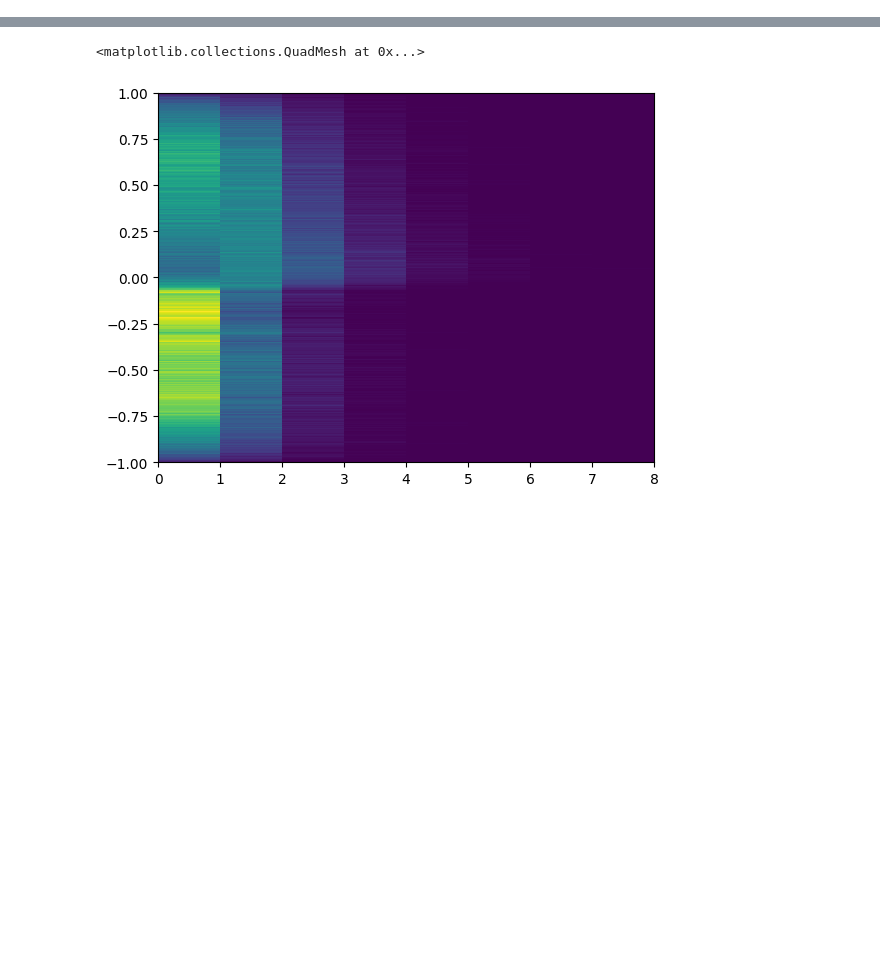
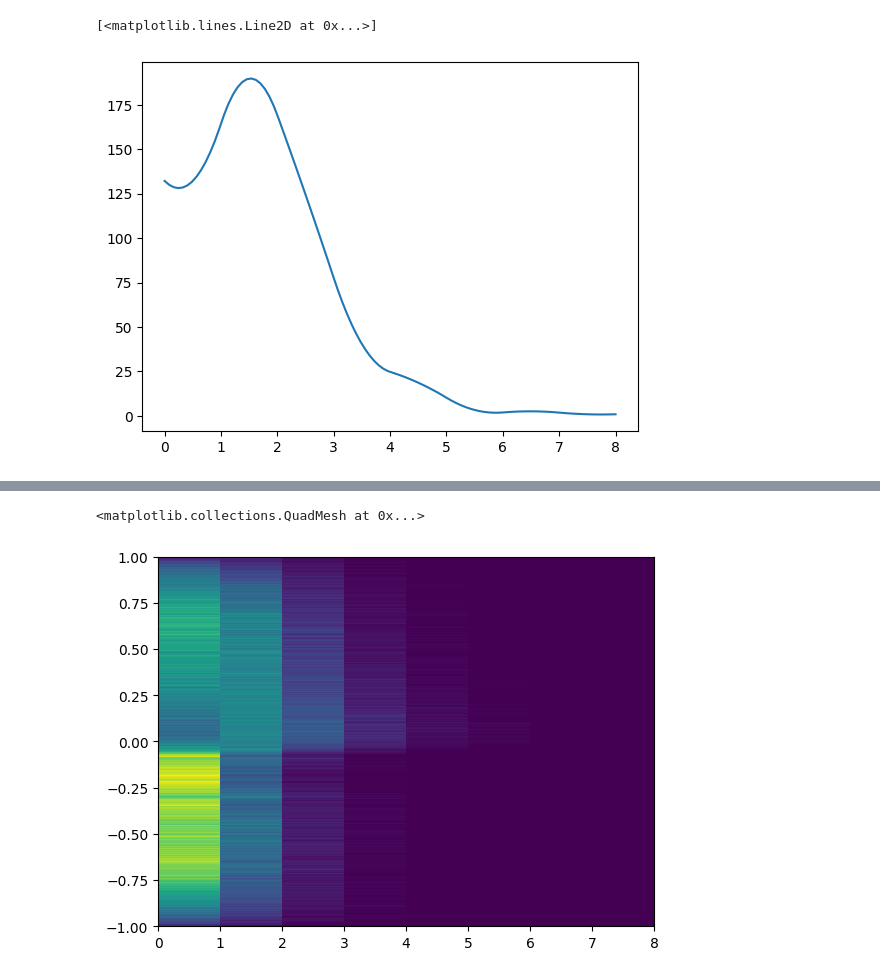
Before and after one commit to MACampana/BinnedTracks, a Jupyter notebook: BinnedAnalysis.ipynb, the cells around one changed output, grey strips where cells are left out. Drawn from its saved outputs; the diff is of its cells as text; code cells hidden in the pictures; blank space fills up the shorter version.

```diff
--- a/BinnedAnalysis.ipynb
+++ b/BinnedAnalysis.ipynb
@@ -621,5 +712,7 @@ data_path = './test/IC86_2016_exp.npy'
 sig_path = './test/IC86_2016_MC.npy'
 template_path = './templates/Fermi-LAT_pi0_map.npy'
 # %%
-lima_bean = LiMaStats(data_path, sig_path, template=template_path, cutoff=10**(-0.8), nside=128, num_bands=50)
+lima_bean = LiMaStats(data_path, sig_path, is_binned=False, savedir='./test', name='LiMaBinnedTemplateAnalysisTEST',
+                 template=template_path, is_smoothed_pdf=False, smooth_sig=np.radians(.5), gamma=2.7, cutoff=10**(-0.8),
+                 nside=64, num_bands=50)
 # %% [output]
@@ -630,0 +736,5 @@ Done.
+# %%
+plt.plot(xs, lima_bean.bin_count_spline.ev(xs, .05))
+# %% [output]
+[<matplotlib.lines.Line2D at 0x...>]
+[figure, added]
```
Also changed, not shown: parts of 11 cells of this notebook.
